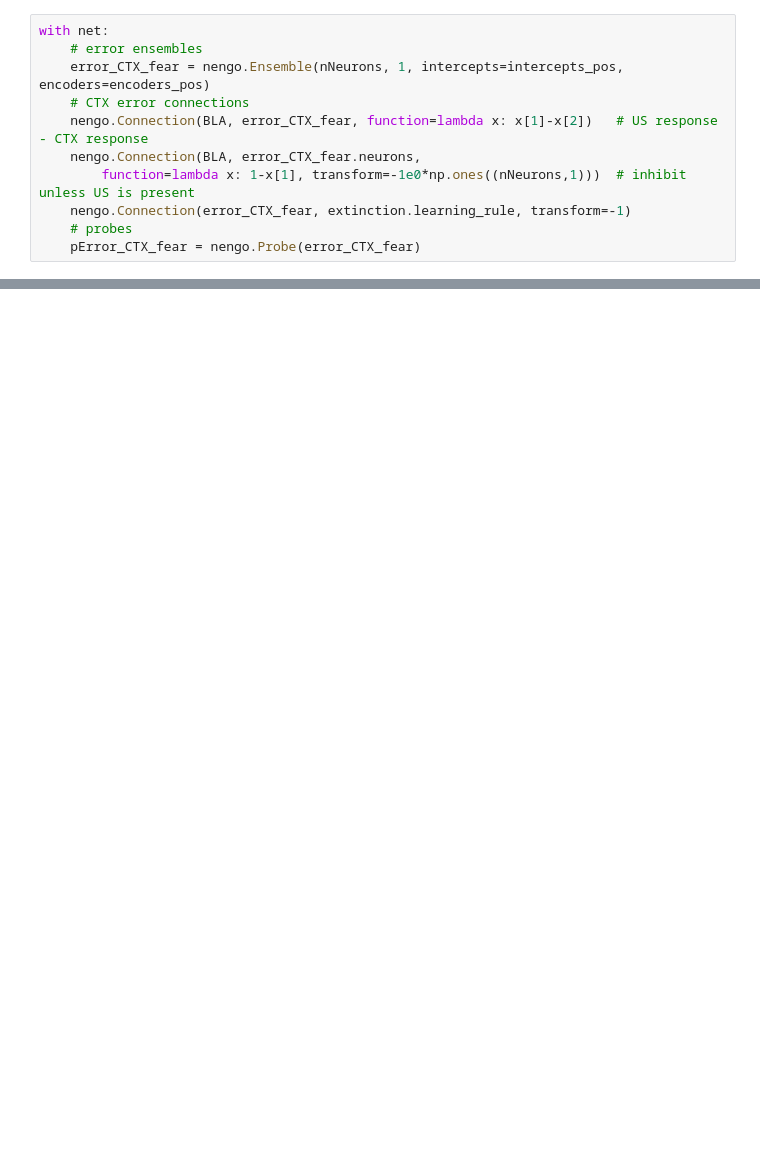
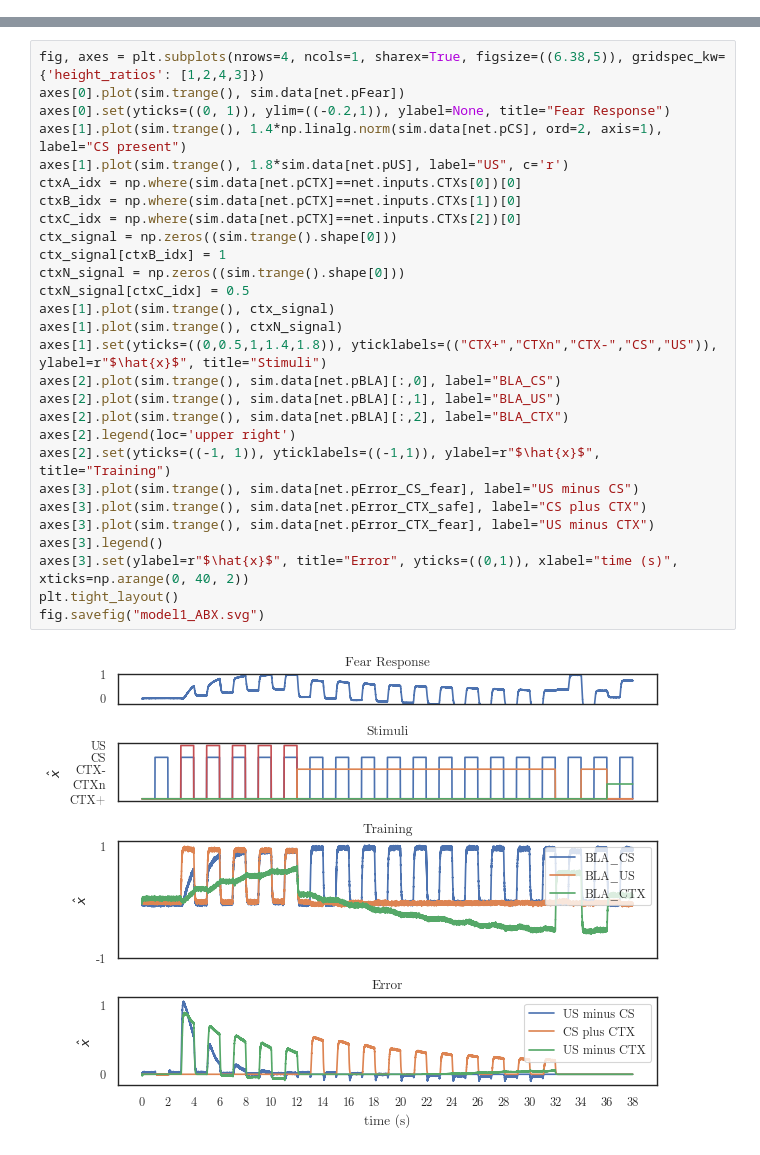
Before and after one commit to psipeter/amygdala, a Jupyter notebook: model1.ipynb, the cells around one changed output, grey strips where cells are left out. Saved outputs shown, nothing was run; the diff lists cells and outputs as text; blank space fills up the shorter version.

Commit message:
Finish model 1.1, rename to model 1; rename model 2.1 to model 2, and prepare to deliver US information through inh not pyr

```diff
--- a/model1.ipynb
+++ b/model1.ipynb
@@ -348,11 +0,0 @@ with net:
-# %%
-with net:
-    # error ensembles
-    error_CTX_fear = nengo.Ensemble(nNeurons, 1, intercepts=intercepts_pos, encoders=encoders_pos)
-    # CTX error connections
-    nengo.Connection(BLA, error_CTX_fear, function=lambda x: x[1]-x[2])   # US response - CTX response
-    nengo.Connection(BLA, error_CTX_fear.neurons,
-        function=lambda x: 1-x[1], transform=-1e0*np.ones((nNeurons,1)))  # inhibit unless US is present
-    nengo.Connection(error_CTX_fear, extinction.learning_rule, transform=-1)
-    # probes
-    pError_CTX_fear = nengo.Probe(error_CTX_fear)
@@ -524,0 +437,30 @@ plt.tight_layout()
+# %%
+fig, axes = plt.subplots(nrows=4, ncols=1, sharex=True, figsize=((6.38,5)), gridspec_kw={'height_ratios': [1,2,4,3]})
+axes[0].plot(sim.trange(), sim.data[net.pFear])
+axes[0].set(yticks=((0, 1)), ylim=((-0.2,1)), ylabel=None, title="Fear Response")
+axes[1].plot(sim.trange(), 1.4*np.linalg.norm(sim.data[net.pCS], ord=2, axis=1), label="CS present")
+axes[1].plot(sim.trange(), 1.8*sim.data[net.pUS], label="US", c='r')
+ctxA_idx = np.where(sim.data[net.pCTX]==net.inputs.CTXs[0])[0]
+ctxB_idx = np.where(sim.data[net.pCTX]==net.inputs.CTXs[1])[0]
+ctxC_idx = np.where(sim.data[net.pCTX]==net.inputs.CTXs[2])[0]
+ctx_signal = np.zeros((sim.trange().shape[0]))
+ctx_signal[ctxB_idx] = 1
+ctxN_signal = np.zeros((sim.trange().shape[0]))
+ctxN_signal[ctxC_idx] = 0.5
+axes[1].plot(sim.trange(), ctx_signal)
+axes[1].plot(sim.trange(), ctxN_signal)
+axes[1].set(yticks=((0,0.5,1,1.4,1.8)), yticklabels=(("CTX+","CTXn","CTX-","CS","US")), ylabel=r"$\hat{x}$", title="Stimuli")
+axes[2].plot(sim.trange(), sim.data[net.pBLA][:,0], label="BLA_CS")
+axes[2].plot(sim.trange(), sim.data[net.pBLA][:,1], label="BLA_US")
+axes[2].plot(sim.trange(), sim.data[net.pBLA][:,2], label="BLA_CTX")
+axes[2].legend(loc='upper right')
+axes[2].set(yticks=((-1, 1)), yticklabels=((-1,1)), ylabel=r"$\hat{x}$", title="Training")
+axes[3].plot(sim.trange(), sim.data[net.pError_CS_fear], label="US minus CS")
+axes[3].plot(sim.trange(), sim.data[net.pError_CTX_safe], label="CS plus CTX")
+axes[3].plot(sim.trange(), sim.data[net.pError_CTX_fear], label="US minus CTX")
+axes[3].legend()
+axes[3].set(ylabel=r"$\hat{x}$", title="Error", yticks=((0,1)), xlabel="time (s)", xticks=np.arange(0, 40, 2))
+plt.tight_layout()
+fig.savefig("model1_ABX.svg")
+# %% [output]
+[figure, added]
```
Also changed, not shown: parts of 56 cells of this notebook, 4 other files.
